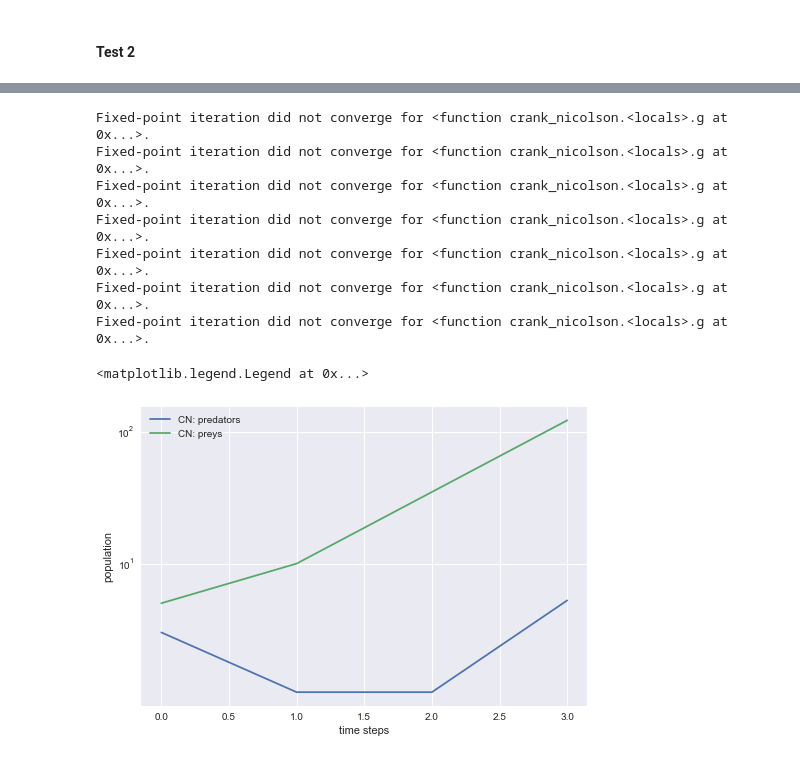
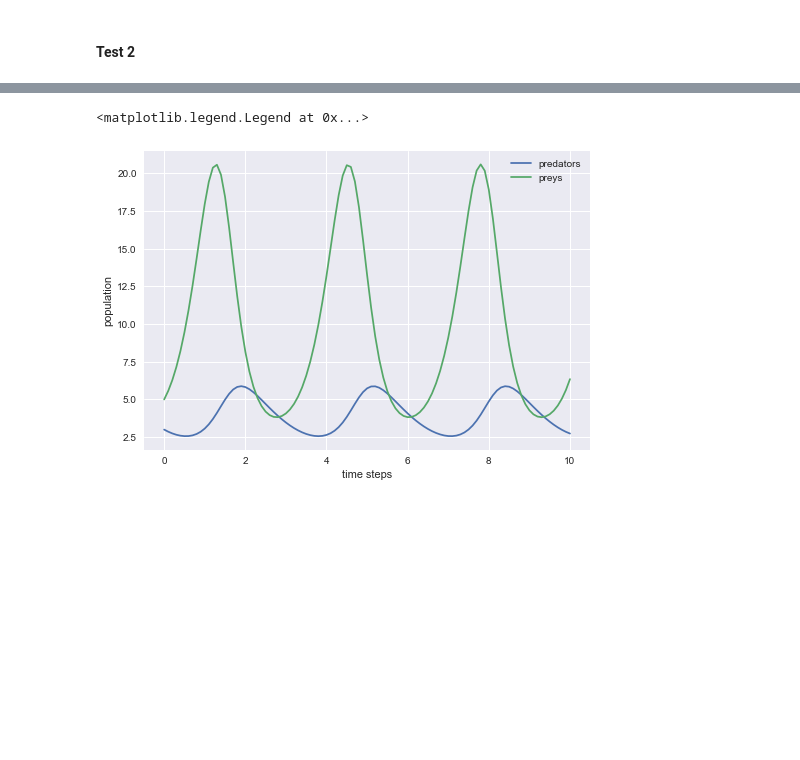
Before and after one commit to maxstollmayer/NuMeDiffG, a Jupyter notebook: Aufgabenblatt 3/Aufgabenblatt 3 Lösung.ipynb, the cells around one changed output, grey strips where cells are left out. Drawn from its saved outputs; the diff is of its cells as text; code cells hidden in the pictures; blank space fills up the shorter version.

```diff
--- a/Aufgabenblatt 3/Aufgabenblatt 3 Lösung.ipynb
+++ b/Aufgabenblatt 3/Aufgabenblatt 3 Lösung.ipynb
@@ -219,7 +207,7 @@ def f2(y, t):
 y2_0 = np.array([3, 5])
 t2_0 = 0
 t2_N = 10
-N2 = 10
+N2 = 100
 # %%
 t2_fe, y2_fe = forward_euler(f2, y2_0, t2_0, t2_N, N2)
 
@@ -254,19 +235,11 @@ Fixed-point iteration did not converge for <function backward_euler.<locals>.g a
 # %%
-t2_cn, y2_cn = crank_nicolson(f2, y2_0, t2_0, t2_N, N2, tol=100)
+t2_cn, y2_cn = crank_nicolson(f2, y2_0, t2_0, t2_N, N2)
 
-plt.plot(t2_cn, y2_cn[:, 0], label="CN: predators")
-plt.plot(t2_cn, y2_cn[:, 1], label="CN: preys")
+plt.plot(t2_cn, y2_cn[:, 0], label="predators")
+plt.plot(t2_cn, y2_cn[:, 1], label="preys")
 plt.xlabel("time steps")
 plt.ylabel("population")
-plt.yscale("symlog")
 plt.legend()
 # %% [output]
-Fixed-point iteration did not converge for <function crank_nicolson.<locals>.g at 0x...>.
-Fixed-point iteration did not converge for <function crank_nicolson.<locals>.g at 0x...>.
-Fixed-point iteration did not converge for <function crank_nicolson.<locals>.g at 0x...>.
-Fixed-point iteration did not converge for <function crank_nicolson.<locals>.g at 0x...>.
-Fixed-point iteration did not converge for <function crank_nicolson.<locals>.g at 0x...>.
-Fixed-point iteration did not converge for <function crank_nicolson.<locals>.g at 0x...>.
-Fixed-point iteration did not converge for <function crank_nicolson.<locals>.g at 0x...>.
+<matplotlib.legend.Legend at 0x...>
-<matplotlib.legend.Legend at 0x...>
-[figure, old version]
+[figure, new version]
```
Also changed, not shown: parts of 7 cells of this notebook.
